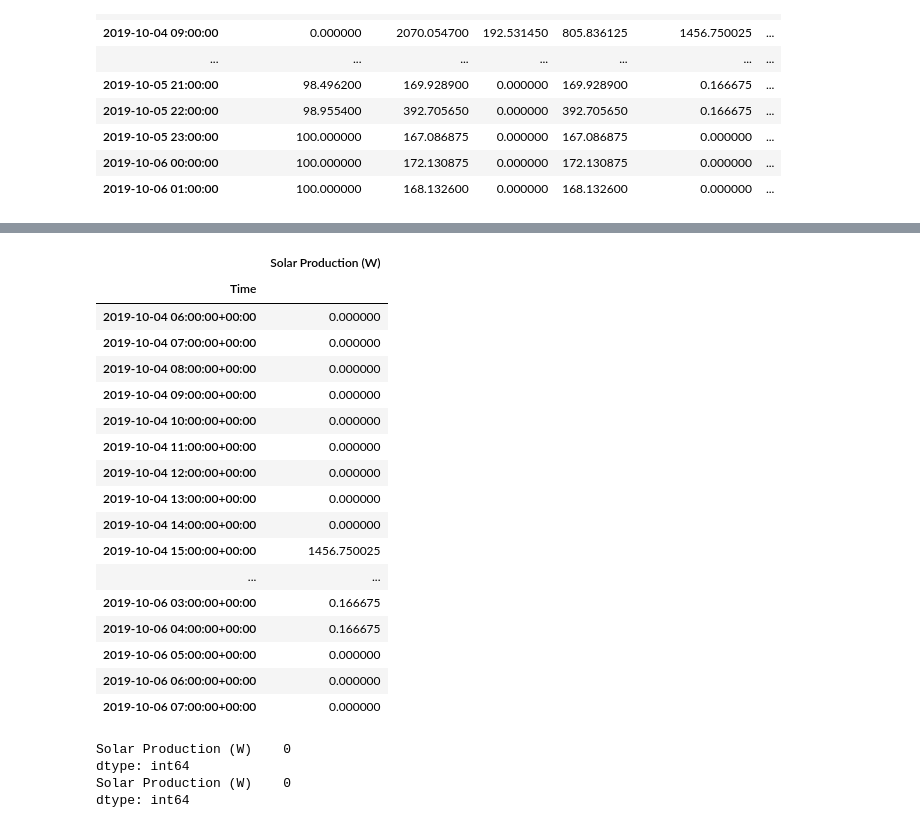
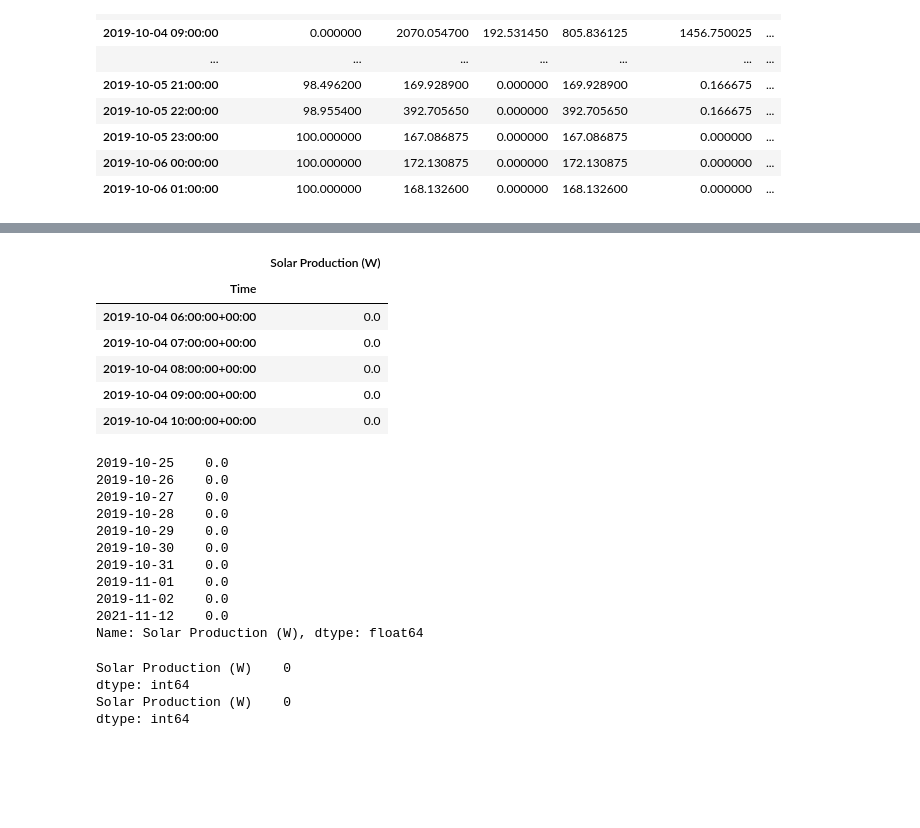
Before and after one commit to RobbeVDE/SolNet-2, a Jupyter notebook: CR_data_preparation.ipynb, the cells around one changed output, grey strips where cells are left out. Saved outputs shown, nothing was run; the diff lists cells and outputs as text; code cells hidden in the pictures; blank space fills up the shorter version.

```diff
--- a/CR_data_preparation.ipynb
+++ b/CR_data_preparation.ipynb
@@ -76,28 +66,33 @@ total_df.tail()
 # %%
 solar_generation = total_df[['Solar Production (W)']]
 ##04/10/2019 - 11/11/2021
 solar_generation = solar_generation.tz_localize('America/Costa_Rica')
 solar_generation = solar_generation.tz_convert('UTC')
-solar_generation.head(50)
+solar_generation.head()
 # %% [output]
 |  | Solar Production (W) |
 | Time |  |
-| 2019-10-04 06:00:00+00:00 | 0.000000 |
-| 2019-10-04 07:00:00+00:00 | 0.000000 |
-| 2019-10-04 08:00:00+00:00 | 0.000000 |
-| 2019-10-04 09:00:00+00:00 | 0.000000 |
-| 2019-10-04 10:00:00+00:00 | 0.000000 |
-| 2019-10-04 11:00:00+00:00 | 0.000000 |
-| 2019-10-04 12:00:00+00:00 | 0.000000 |
-| 2019-10-04 13:00:00+00:00 | 0.000000 |
-| 2019-10-04 14:00:00+00:00 | 0.000000 |
-| 2019-10-04 15:00:00+00:00 | 1456.750025 |
-| ... | ... |
-| 2019-10-06 03:00:00+00:00 | 0.166675 |
-| 2019-10-06 04:00:00+00:00 | 0.166675 |
-| 2019-10-06 05:00:00+00:00 | 0.000000 |
-| 2019-10-06 06:00:00+00:00 | 0.000000 |
-| 2019-10-06 07:00:00+00:00 | 0.000000 |
+| 2019-10-04 06:00:00+00:00 | 0.0 |
+| 2019-10-04 07:00:00+00:00 | 0.0 |
+| 2019-10-04 08:00:00+00:00 | 0.0 |
+| 2019-10-04 09:00:00+00:00 | 0.0 |
+| 2019-10-04 10:00:00+00:00 | 0.0 |
+# %%
+date = solar_generation.index.date
+grouped = solar_generation.groupby(date).sum()["Solar Production (W)"]
+grouped[grouped == 0]
+# %% [output]
+2019-10-25    0.0
+2019-10-26    0.0
+2019-10-27    0.0
+2019-10-28    0.0
+2019-10-29    0.0
+2019-10-30    0.0
+2019-10-31    0.0
+2019-11-01    0.0
+2019-11-02    0.0
+2021-11-12    0.0
+Name: Solar Production (W), dtype: float64
 # %%
 print(solar_generation.isna().sum())
 print((solar_generation < 0).sum())
```
Also changed, not shown: parts of 1 cell of this notebook, 26 other files.
